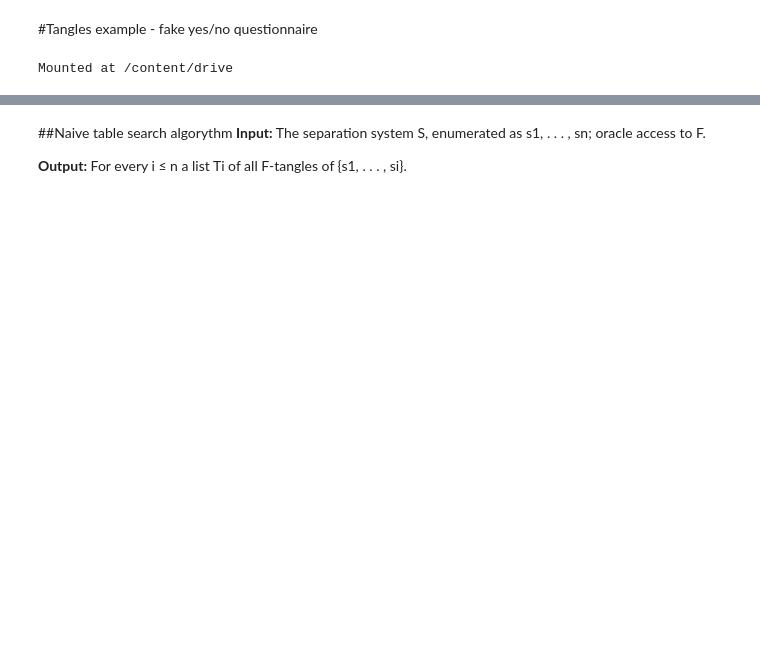
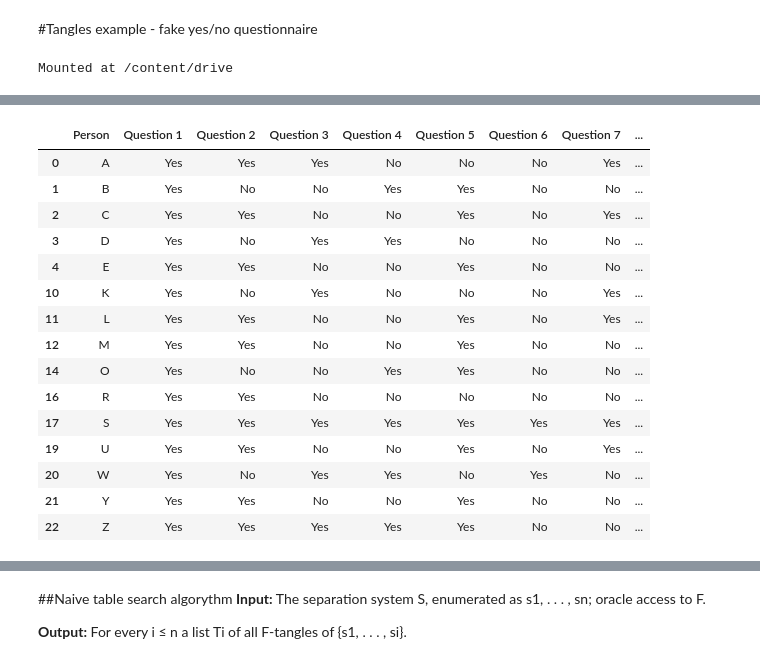
Before and after one commit to zuzannazak/Tangles, a Jupyter notebook: Tangle_playground.ipynb, the cells around one changed output, grey strips where cells are left out. Saved outputs shown, nothing was run; the diff lists cells and outputs as text; code cells hidden in the pictures; blank space fills up the shorter version.

```diff
--- a/Tangle_playground.ipynb
+++ b/Tangle_playground.ipynb
@@ -73,0 +74,25 @@ df.head()
+# %%
+#calculating cost function for cuts - sum of similarities between objects
+
+#For question 1:
+q1A = df.loc[df['Question 1'] == "Yes"]
+q1B = df.loc[df['Question 1'] == "No"]
+# %%
+q1A
+# %% [output]
+|  | Person | Question 1 | Question 2 | Question 3 | Question 4 | Question 5 | Question 6 | Question 7 | ... |
+| 0 | A | Yes | Yes | Yes | No | No | No | Yes | ... |
+| 1 | B | Yes | No | No | Yes | Yes | No | No | ... |
+| 2 | C | Yes | Yes | No | No | Yes | No | Yes | ... |
+| 3 | D | Yes | No | Yes | Yes | No | No | No | ... |
+| 4 | E | Yes | Yes | No | No | Yes | No | No | ... |
+| 10 | K | Yes | No | Yes | No | No | No | Yes | ... |
+| 11 | L | Yes | Yes | No | No | Yes | No | Yes | ... |
+| 12 | M | Yes | Yes | No | No | Yes | No | No | ... |
+| 14 | O | Yes | No | No | Yes | Yes | No | No | ... |
+| 16 | R | Yes | Yes | No | No | No | No | No | ... |
+| 17 | S | Yes | Yes | Yes | Yes | Yes | Yes | Yes | ... |
+| 19 | U | Yes | Yes | No | No | Yes | No | Yes | ... |
+| 20 | W | Yes | No | Yes | Yes | No | Yes | No | ... |
+| 21 | Y | Yes | Yes | No | No | Yes | No | No | ... |
+| 22 | Z | Yes | Yes | Yes | Yes | Yes | No | No | ... |
```
Also changed, not shown: parts of 2 cells of this notebook.
